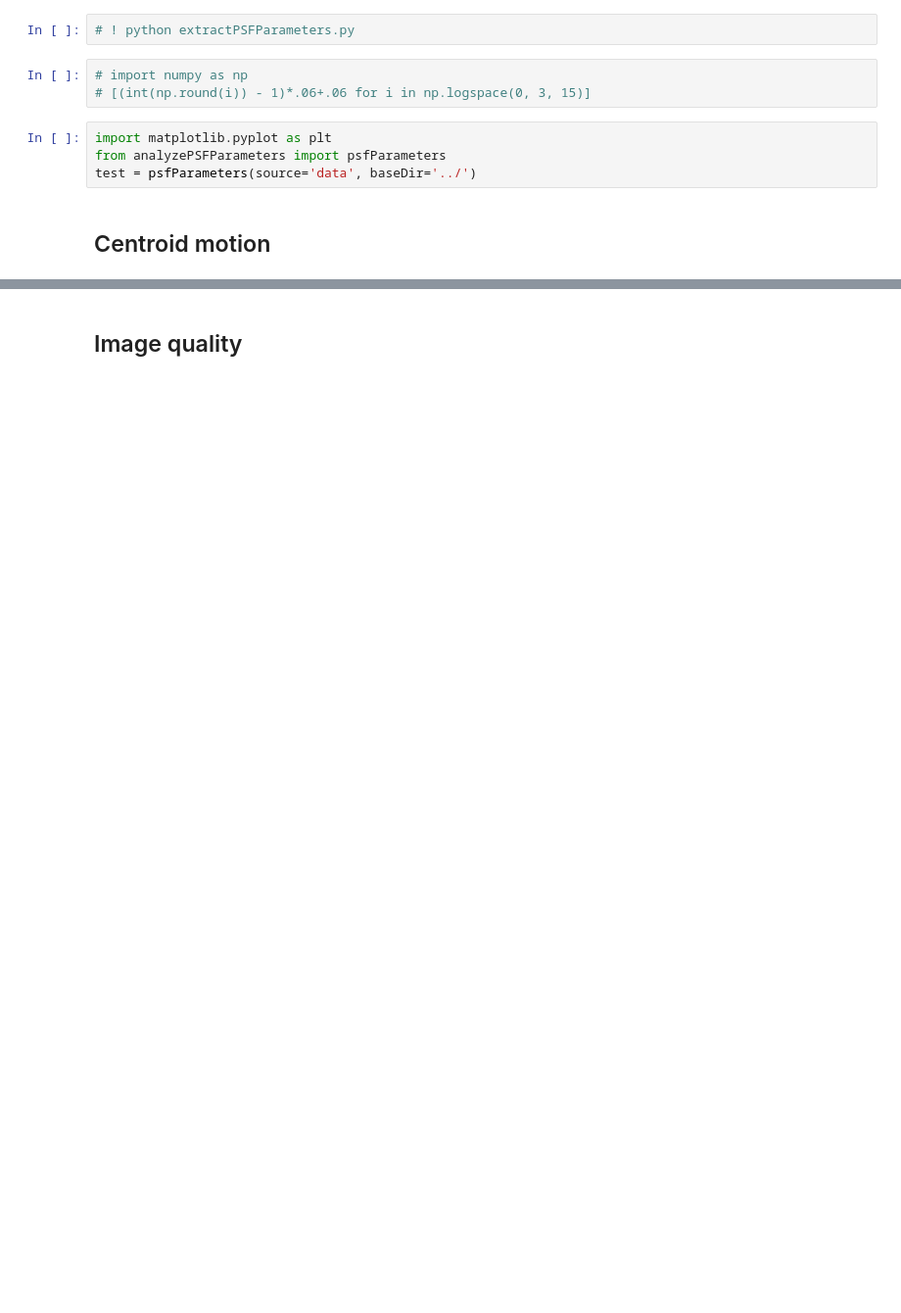
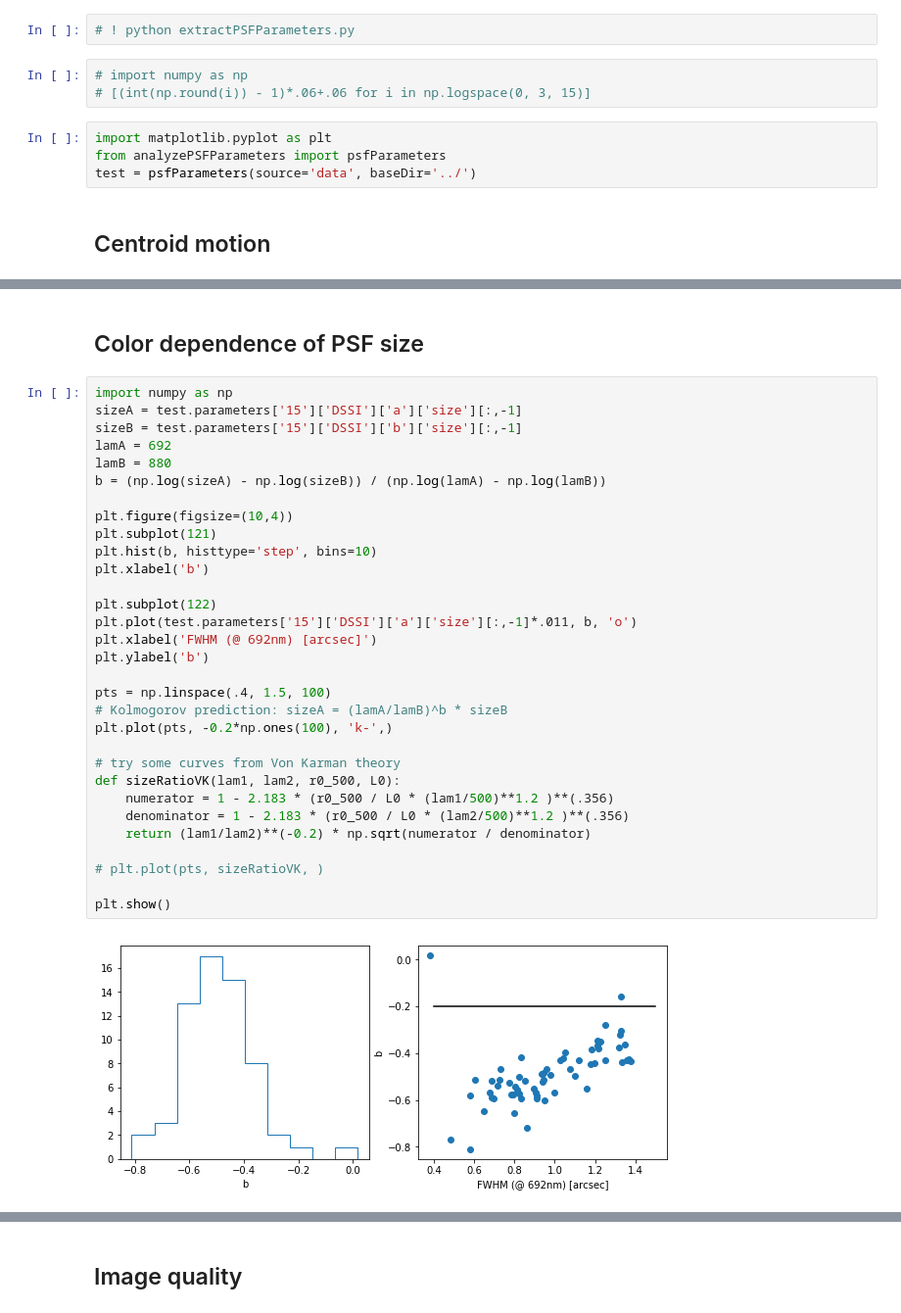
Before and after one commit to cahebert/speckles, a Jupyter notebook: Code/Plot parameter analyses.ipynb, the cells around one changed output, grey strips where cells are left out. Shown at 98% size. Saved outputs shown, nothing was run; the diff lists cells and outputs as text; blank space fills up the shorter version.

```diff
--- a/Code/Plot parameter analyses.ipynb
+++ b/Code/Plot parameter analyses.ipynb
@@ -15,3 +15,38 @@ test.plotCentroids(labelPos=(0.04,.92), ms=5)
 # %% [output]
 [figure]
 [figure]
+# %% [markdown]
+## Color dependence of PSF size
+# %%
+import numpy as np
+sizeA = test.parameters['15']['DSSI']['a']['size'][:,-1]
+sizeB = test.parameters['15']['DSSI']['b']['size'][:,-1]
+lamA = 692
+lamB = 880
+b = (np.log(sizeA) - np.log(sizeB)) / (np.log(lamA) - np.log(lamB))
+
+plt.figure(figsize=(10,4))
+plt.subplot(121)
+plt.hist(b, histtype='step', bins=10)
+plt.xlabel('b')
+
+plt.subplot(122)
+plt.plot(test.parameters['15']['DSSI']['a']['size'][:,-1]*.011, b, 'o')
+plt.xlabel('FWHM (@ 692nm) [arcsec]')
+plt.ylabel('b')
+
+pts = np.linspace(.4, 1.5, 100)
+# Kolmogorov prediction: sizeA = (lamA/lamB)^b * sizeB
+plt.plot(pts, -0.2*np.ones(100), 'k-',)
+
+# try some curves from Von Karman theory
+def sizeRatioVK(lam1, lam2, r0_500, L0):
+    numerator = 1 - 2.183 * (r0_500 / L0 * (lam1/500)**1.2 )**(.356)
+    denominator = 1 - 2.183 * (r0_500 / L0 * (lam2/500)**1.2 )**(.356)
+    return (lam1/lam2)**(-0.2) * np.sqrt(numerator / denominator)
+
+# plt.plot(pts, sizeRatioVK, )
+
+plt.show()
+# %% [output]
+[figure, added]
```
Also changed, not shown: parts of 17 cells of this notebook.
